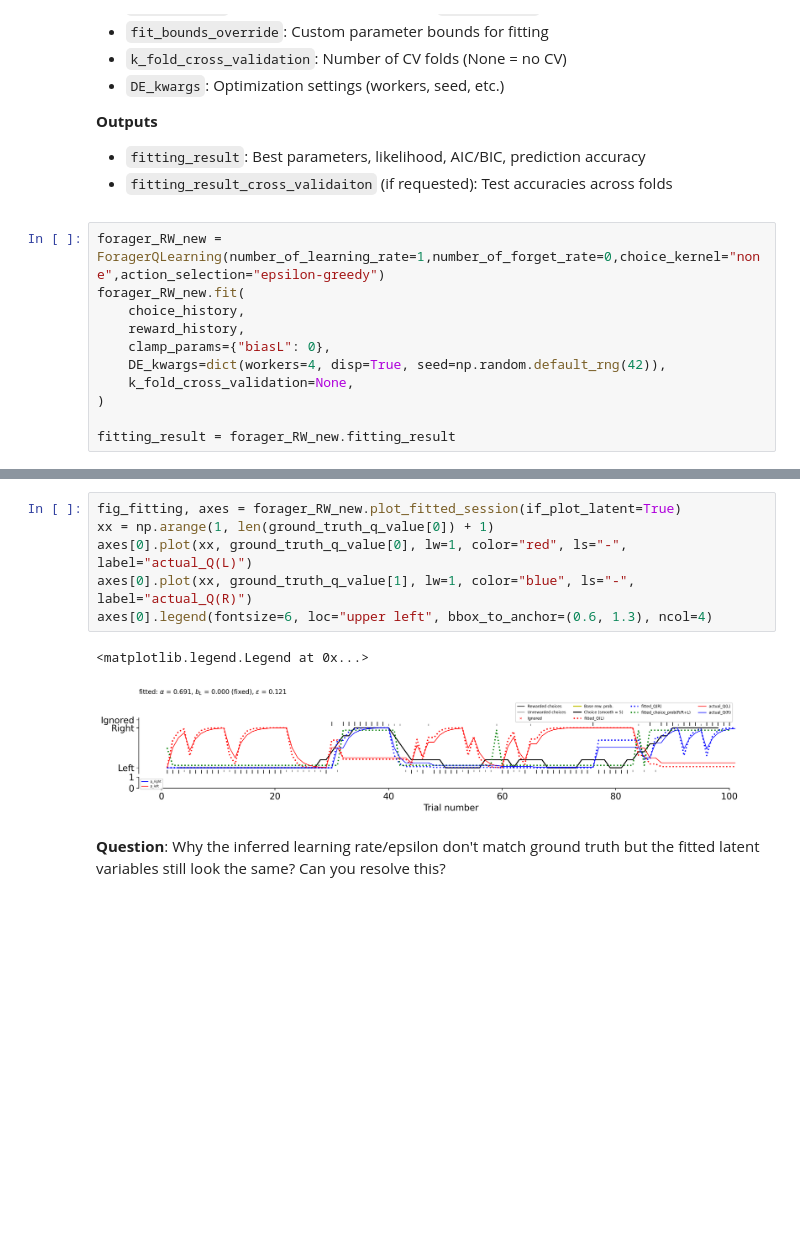
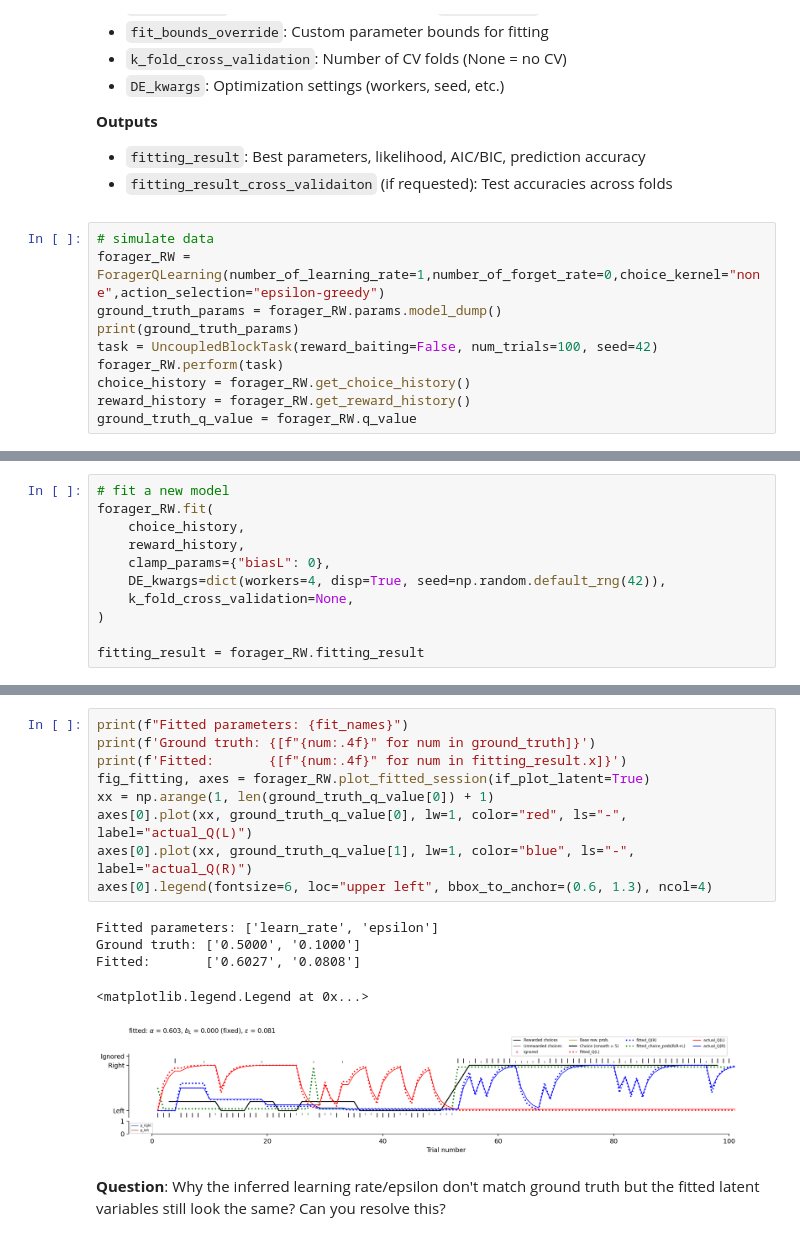
Before and after one commit to AllenSWDB/SWDB_2025_Dynamical_Systems, a Jupyter notebook: code/Workshop-2-Model-Fitting.ipynb, the cells around one changed output, grey strips where cells are left out. Drawn from its saved outputs; the diff is of its cells as text; folded sections open; blank space fills up the shorter version.

```diff
--- a/code/Workshop-2-Model-Fitting.ipynb
+++ b/code/Workshop-2-Model-Fitting.ipynb
@@ -671,14 +641,13 @@ Finds the model parameters that maximize the likelihood of observing the actual
 
 </details>
 # %%
-forager_RW_new = ForagerQLearning(number_of_learning_rate=1,number_of_forget_rate=0,choice_kernel="none",action_selection="epsilon-greedy")
-forager_RW_new.fit(
-    choice_history,
-    reward_history,
-    clamp_params={"biasL": 0},
-    DE_kwargs=dict(workers=4, disp=True, seed=np.random.default_rng(42)),
-    k_fold_cross_validation=None,
-)
-
-fitting_result = forager_RW_new.fitting_result
+# simulate data
+forager_RW = ForagerQLearning(number_of_learning_rate=1,number_of_forget_rate=0,choice_kernel="none",action_selection="epsilon-greedy")
+ground_truth_params = forager_RW.params.model_dump()
+print(ground_truth_params)
+task = UncoupledBlockTask(reward_baiting=False, num_trials=100, seed=42)
+forager_RW.perform(task)
+choice_history = forager_RW.get_choice_history()
+reward_history = forager_RW.get_reward_history()
+ground_truth_q_value = forager_RW.q_value
 # %% [output]
@@ -694,0 +655,11 @@ Polishing solution with 'L-BFGS-B'
+# %%
+# fit a new model
+forager_RW.fit(
+    choice_history,
+    reward_history,
+    clamp_params={"biasL": 0},
+    DE_kwargs=dict(workers=4, disp=True, seed=np.random.default_rng(42)),
+    k_fold_cross_validation=None,
+)
+
+fitting_result = forager_RW.fitting_result
@@ -717,12 +709,18 @@ fig_fitting, axes = forager_RW_new.plot_fitted_session(if_plot_latent=True)
 # %%
-fig_fitting, axes = forager_RW_new.plot_fitted_session(if_plot_latent=True)
+print(f"Fitted parameters: {fit_names}")
+print(f'Ground truth: {[f"{num:.4f}" for num in ground_truth]}')
+print(f'Fitted:       {[f"{num:.4f}" for num in fitting_result.x]}')
+fig_fitting, axes = forager_RW.plot_fitted_session(if_plot_latent=True)
 xx = np.arange(1, len(ground_truth_q_value[0]) + 1)
 axes[0].plot(xx, ground_truth_q_value[0], lw=1, color="red", ls="-", label="actual_Q(L)")
 axes[0].plot(xx, ground_truth_q_value[1], lw=1, color="blue", ls="-", label="actual_Q(R)")
 axes[0].legend(fontsize=6, loc="upper left", bbox_to_anchor=(0.6, 1.3), ncol=4)
 # %% [output]
-<matplotlib.legend.Legend at 0x...>
+Fitted parameters: ['learn_rate', 'epsilon']
+Ground truth: ['0.5000', '0.1000']
+Fitted:       ['0.6027', '0.0808']
+<matplotlib.legend.Legend at 0x...>
-[figure, old version]
+[figure, new version]
 # %% [markdown]
 **Question**: Why the inferred learning rate/epsilon don't match ground truth but the fitted latent variables still look the same? Can you resolve this?
 # %% [markdown]
```
Also changed, not shown: parts of 53 cells of this notebook, 1 other file.
